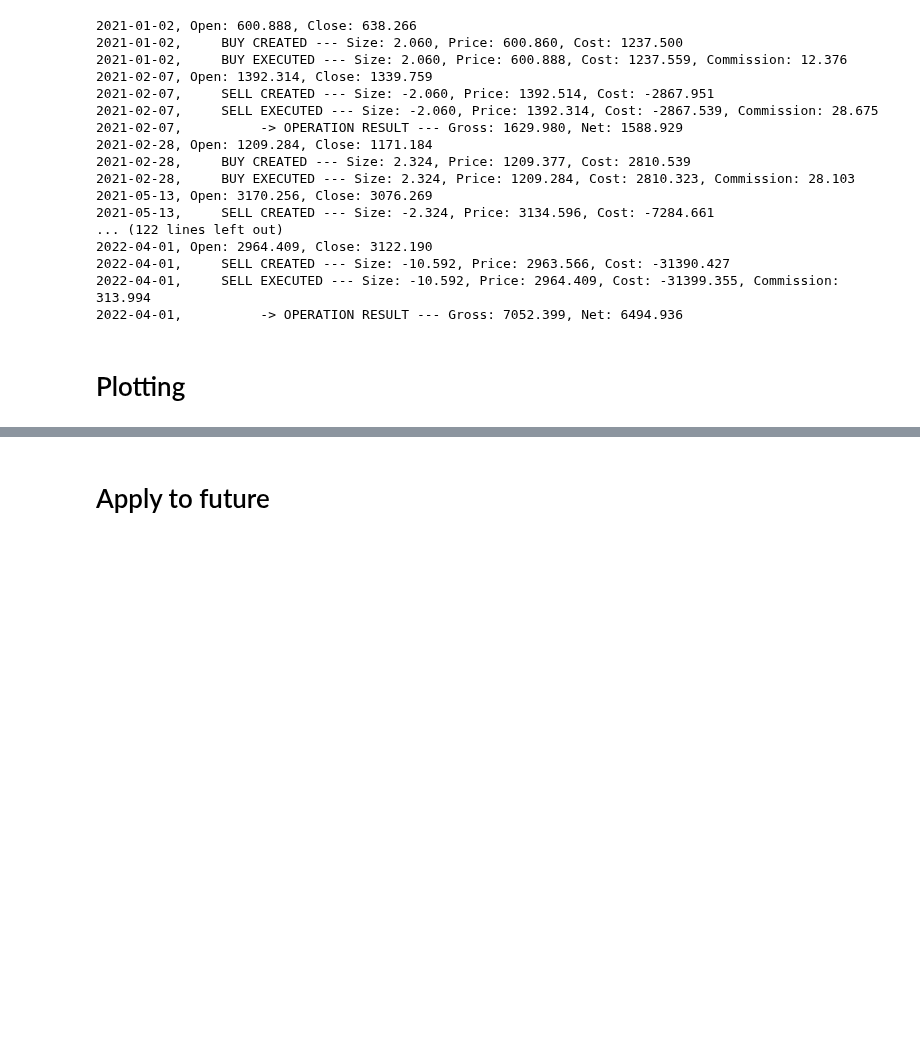
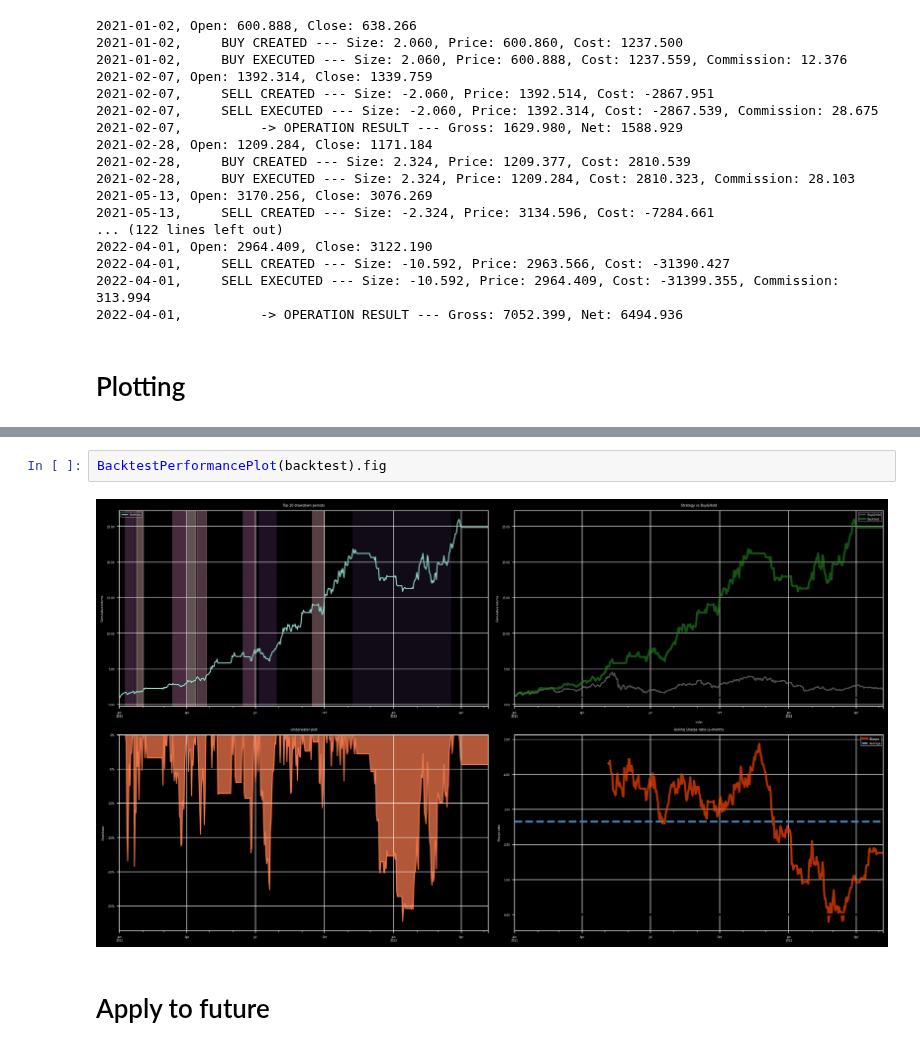
Before and after one commit to giocaizzi/surfingcrypto, a Jupyter notebook: notebooks/algotrading.ipynb, the cells around one changed output, grey strips where cells are left out. Drawn from its saved outputs; the diff is of its cells as text; blank space fills up the shorter version.

```diff
--- a/notebooks/algotrading.ipynb
+++ b/notebooks/algotrading.ipynb
@@ -198,3 +197,7 @@ btp=BacktestPerformancePlot(backtest)
+# %%
+BacktestPerformancePlot(backtest).fig
+# %% [output]
+[figure, added]
 # %% [markdown]
 # Apply to future
 # %%
```
Also changed, not shown: parts of 5 cells of this notebook, 5 other files.
